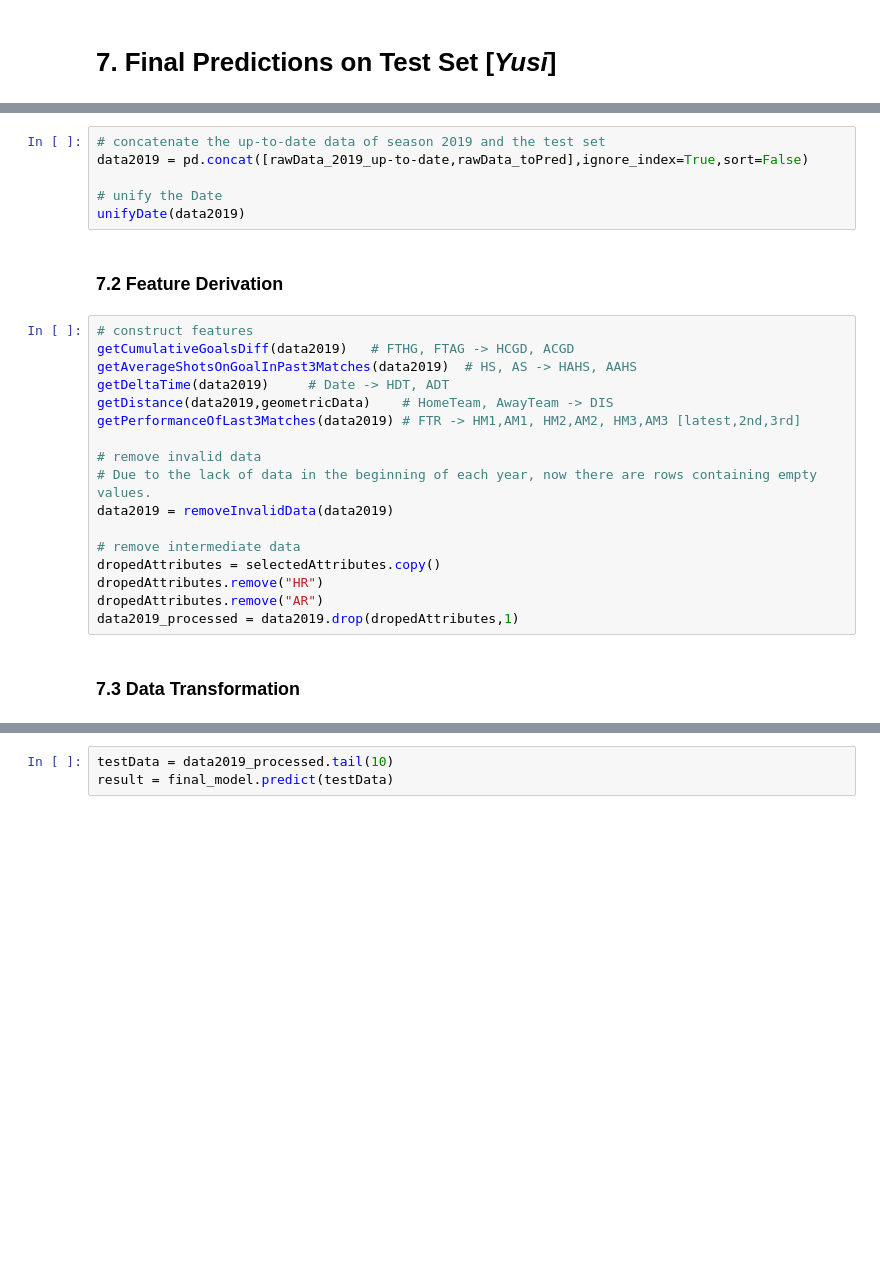
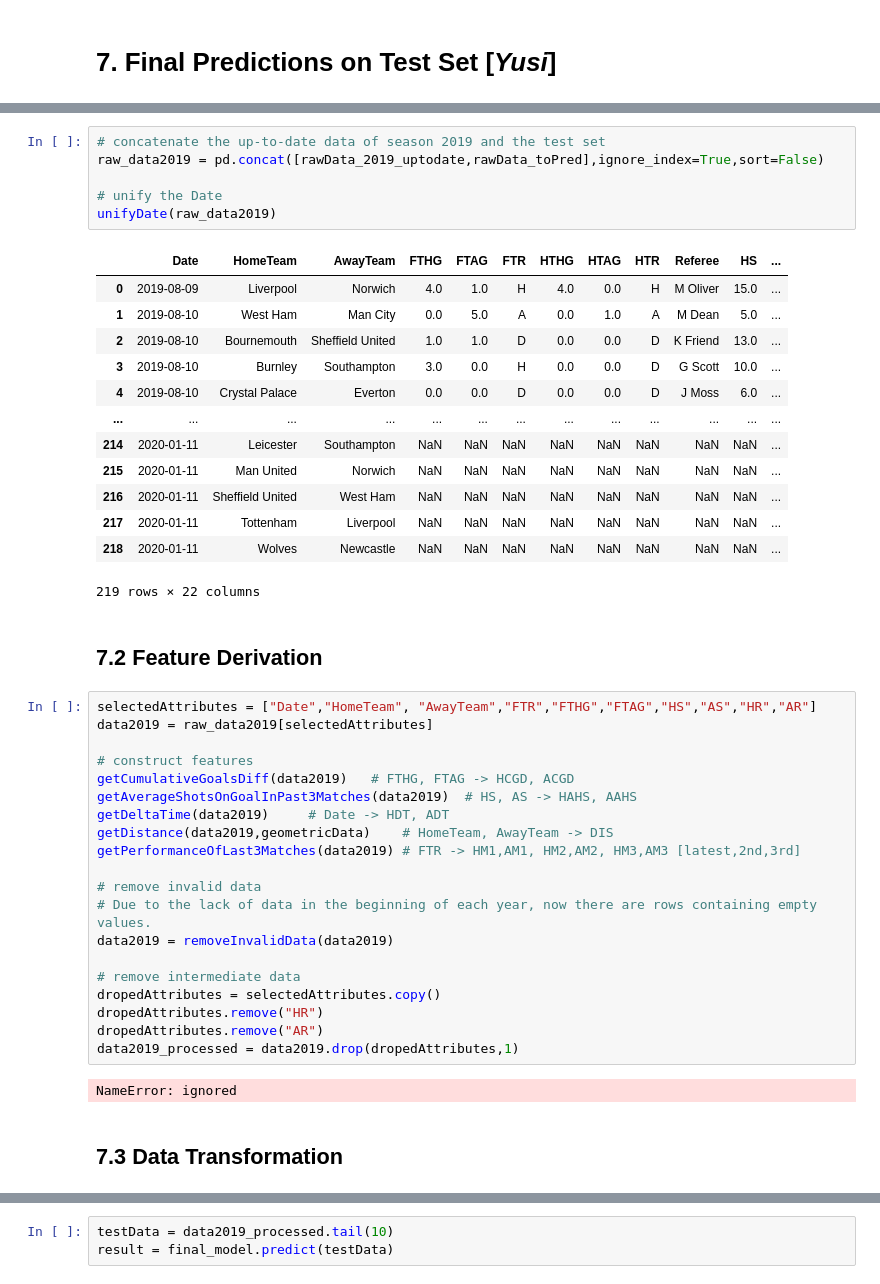
Before and after one commit to Yun5141/0036-groupProject, a Jupyter notebook: FootballResultPrediction.ipynb, the cells around one changed output, grey strips where cells are left out. Cells and saved outputs as stored; diff of their text form; blank space fills up the shorter version.

```diff
--- a/FootballResultPrediction.ipynb
+++ b/FootballResultPrediction.ipynb
@@ -1127,12 +1125,29 @@ NameError: ignored
 # %%
 # concatenate the up-to-date data of season 2019 and the test set
-data2019 = pd.concat([rawData_2019_up-to-date,rawData_toPred],ignore_index=True,sort=False)
+raw_data2019 = pd.concat([rawData_2019_uptodate,rawData_toPred],ignore_index=True,sort=False)
 
 # unify the Date
-unifyDate(data2019)
+unifyDate(raw_data2019)
+# %% [output]
+|  | Date | HomeTeam | AwayTeam | FTHG | FTAG | FTR | HTHG | HTAG | HTR | Referee | HS | ... |
+| 0 | 2019-08-09 | Liverpool | Norwich | 4.0 | 1.0 | H | 4.0 | 0.0 | H | M Oliver | 15.0 | ... |
+| 1 | 2019-08-10 | West Ham | Man City | 0.0 | 5.0 | A | 0.0 | 1.0 | A | M Dean | 5.0 | ... |
+| 2 | 2019-08-10 | Bournemouth | Sheffield United | 1.0 | 1.0 | D | 0.0 | 0.0 | D | K Friend | 13.0 | ... |
+| 3 | 2019-08-10 | Burnley | Southampton | 3.0 | 0.0 | H | 0.0 | 0.0 | D | G Scott | 10.0 | ... |
+| 4 | 2019-08-10 | Crystal Palace | Everton | 0.0 | 0.0 | D | 0.0 | 0.0 | D | J Moss | 6.0 | ... |
+| ... | ... | ... | ... | ... | ... | ... | ... | ... | ... | ... | ... | ... |
+| 214 | 2020-01-11 | Leicester | Southampton | NaN | NaN | NaN | NaN | NaN | NaN | NaN | NaN | ... |
+| 215 | 2020-01-11 | Man United | Norwich | NaN | NaN | NaN | NaN | NaN | NaN | NaN | NaN | ... |
+| 216 | 2020-01-11 | Sheffield United | West Ham | NaN | NaN | NaN | NaN | NaN | NaN | NaN | NaN | ... |
+| 217 | 2020-01-11 | Tottenham | Liverpool | NaN | NaN | NaN | NaN | NaN | NaN | NaN | NaN | ... |
+| 218 | 2020-01-11 | Wolves | Newcastle | NaN | NaN | NaN | NaN | NaN | NaN | NaN | NaN | ... |
+219 rows × 22 columns
 # %% [markdown]
-### 7.2 Feature Derivation
+## 7.2 Feature Derivation
 # %%
+selectedAttributes = ["Date","HomeTeam", "AwayTeam","FTR","FTHG","FTAG","HS","AS","HR","AR"]
+data2019 = raw_data2019[selectedAttributes]
+
 # construct features
 getCumulativeGoalsDiff(data2019)   # FTHG, FTAG -> HCGD, ACGD
 getAverageShotsOnGoalInPast3Matches(data2019)  # HS, AS -> HAHS, AAHS
@@ -1149,7 +1164,9 @@ dropedAttributes = selectedAttributes.copy()
 dropedAttributes.remove("HR")
 dropedAttributes.remove("AR")
 data2019_processed = data2019.drop(dropedAttributes,1)
+# %% [output]
+NameError: ignored
 # %% [markdown]
-### 7.3 Data Transformation
+## 7.3 Data Transformation
 # %%
 # zero-score standardization
```
Also changed, not shown: parts of 14 cells of this notebook.
